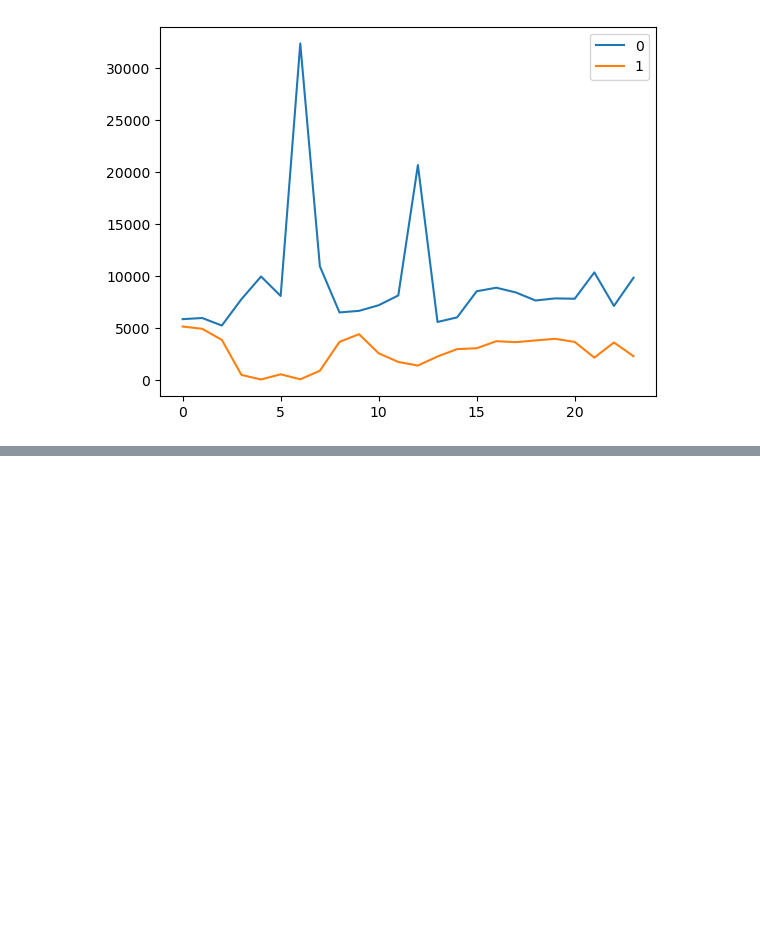
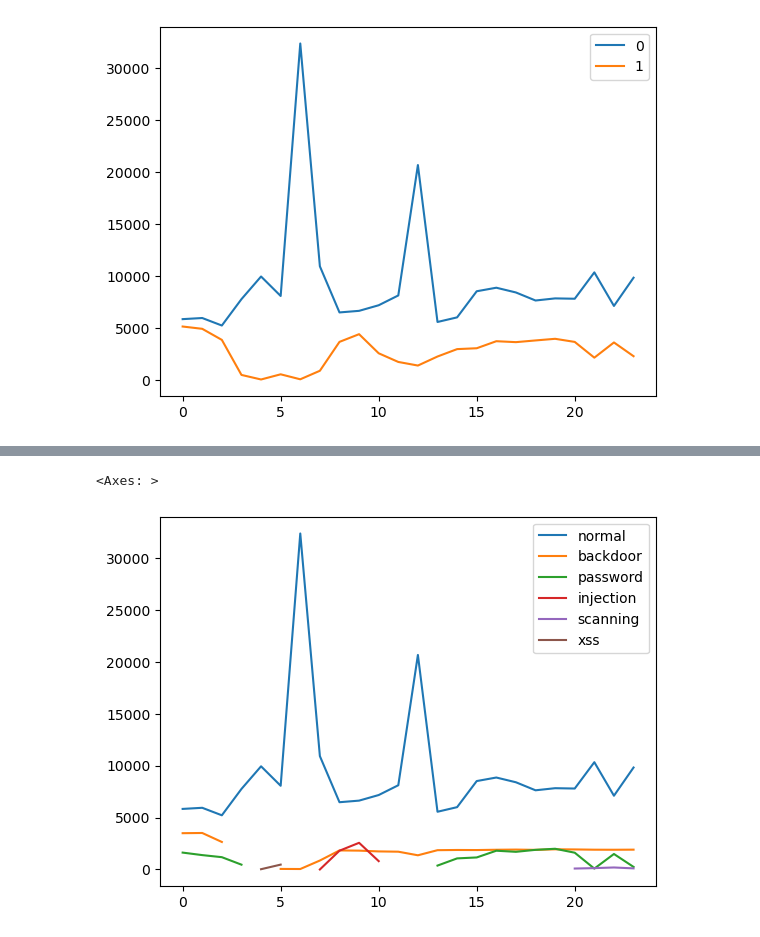
Before and after one commit to SHVleV9CYWkK/IoT-anomaly-detection, a Jupyter notebook: data_visualisation.ipynb, the cells around one changed output, grey strips where cells are left out. Cells and saved outputs as stored; diff of their text form; code cells hidden in the pictures; blank space fills up the shorter version.

Commit message:
update attack type distribute graph

```diff
--- a/data_visualisation.ipynb
+++ b/data_visualisation.ipynb
@@ -171,0 +178,9 @@ label_counts.plot()
+# %%
+type_list = []
+for i in range(24):
+    result = data[data['hour'] == i]['type'].value_counts()
+    type_list.append(result.to_dict())
+# %%
+column_names = list(data['type'].value_counts().to_dict().keys())
+type_counts = pd.DataFrame(columns=column_names,data=type_list)
+type_counts
@@ -171,0 +225,5 @@ label_counts.plot()
+# %%
+type_counts.plot()
+# %% [output]
+<Axes: >
+[figure, added]
```
Also changed, not shown: parts of 5 cells of this notebook.
